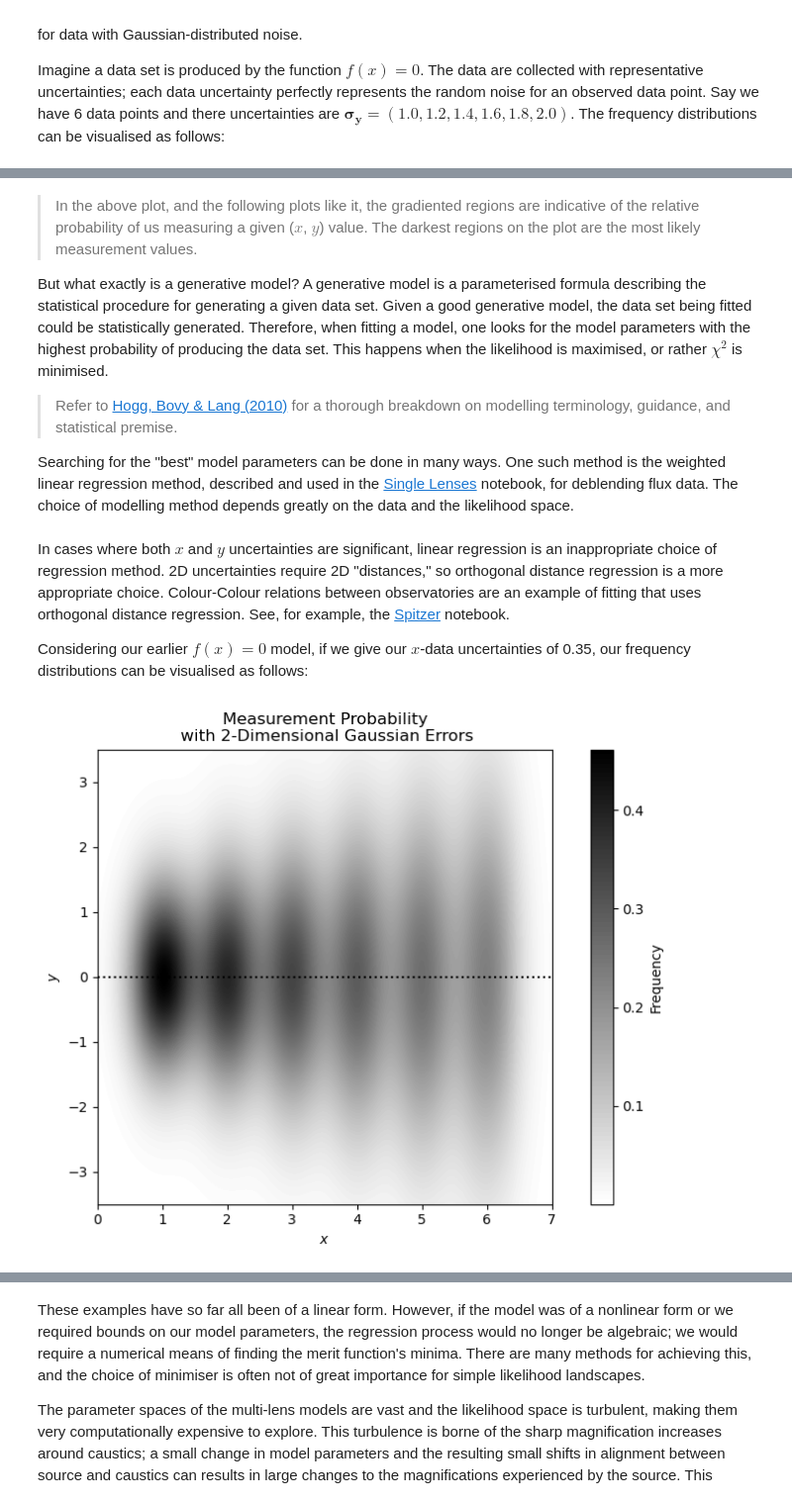
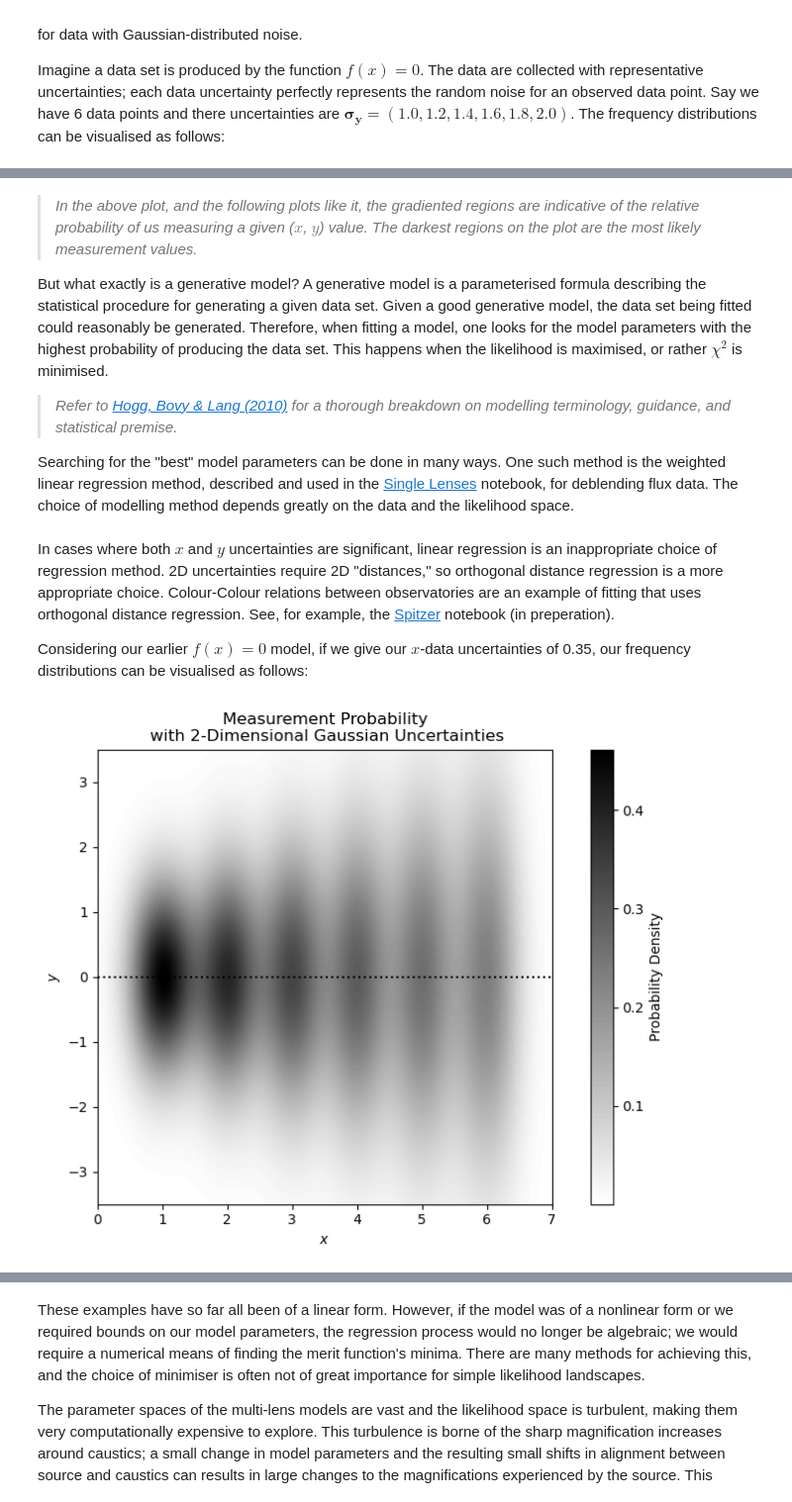
Before and after one commit to AmberLee2427/TheMicrolensersGuideToTheGalaxy, a Jupyter notebook: Notebooks/Modelling.ipynb, the cells around one changed output, grey strips where cells are left out. Shown at 99% size. Drawn from its saved outputs; the diff is of its cells as text; code cells hidden in the pictures.

```diff
--- a/Notebooks/Modelling.ipynb
+++ b/Notebooks/Modelling.ipynb
@@ -86,13 +81,13 @@ plt.show()
 # %% [markdown]
-> In the above plot, and the following plots like it, the gradiented regions are indicative of the relative probability of us measuring a given ($x$, $y$) value. The darkest regions on the plot are the most likely measurement values.
+> <i>In the above plot, and the following plots like it, the gradiented regions are indicative of the relative probability of us measuring a given ($x$, $y$) value. The darkest regions on the plot are the most likely measurement values.</i>
 
-But what exactly is a generative model? A generative model is a parameterised formula describing the statistical procedure for generating a given data set. Given a good generative model, the data set being fitted could be statistically generated.  Therefore, when fitting a model, one looks for the model parameters with the highest probability of producing the data set. This happens when the likelihood is maximised, or rather $\chi^2$ is minimised.
+But what exactly is a generative model? A generative model is a parameterised formula describing the statistical procedure for generating a given data set. Given a good generative model, the data set being fitted could reasonably be generated.  Therefore, when fitting a model, one looks for the model parameters with the highest probability of producing the data set. This happens when the likelihood is maximised, or rather $\chi^2$ is minimised.
 
-> Refer to [Hogg, Bovy & Lang (2010)](https://arxiv.org/pdf/1008.4686) for a thorough breakdown on modelling terminology, guidance, and statistical premise.
+> <i>Refer to [Hogg, Bovy & Lang (2010)](https://arxiv.org/pdf/1008.4686) for a thorough breakdown on modelling terminology, guidance, and statistical premise.</i>
 
 Searching for the "best" model parameters can be done in many ways. One such method is the weighted linear regression method, described and used in the [Single Lenses](SingleLenses.ipynb) notebook, for deblending flux data. The choice of modelling method depends greatly on the data and the likelihood space.
 # %% [markdown]
-In cases where both $x$ and $y$ uncertainties are significant, linear regression is an inappropriate choice of regression method. 2D uncertainties require 2D "distances," so orthogonal distance regression is a more appropriate choice. Colour-Colour relations between observatories are an example of fitting that uses orthogonal distance regression. See, for example, the [Spitzer]() notebook.
+In cases where both $x$ and $y$ uncertainties are significant, linear regression is an inappropriate choice of regression method. 2D uncertainties require 2D "distances," so orthogonal distance regression is a more appropriate choice. Colour-Colour relations between observatories are an example of fitting that uses orthogonal distance regression. See, for example, the [Spitzer]() notebook (in preperation).
 
 Considering our earlier $f(x)=0$ model, if we give our $x$-data uncertainties of 0.35, our frequency distributions can be visualised as follows:
 # %%
@@ -111,36 +106,36 @@ y_model = np.zeros_like(x_model)
 
 # Define the range for x and y values
 x_range = np.linspace(0, 7, 400)
 y_range = np.linspace(-3.5, 3.5, 400)
 X, Y = np.meshgrid(x_range, y_range)
 
 # Create a 2D array to hold the combined heatmap
 combined_heatmap = np.zeros_like(X)
 
 # Calculate and sum the 2D Gaussian values for each point
 for i in range(6):
     Z = gaussian_2d(X, Y, x_points[i], 0.0, sigma_x, sigma_y[i])
     combined_heatmap += Z
 
 # Create a custom colormap that goes from white to blue
 colors = [(1, 1, 1), (0, 0, 0)]  # White to blue
 n_bins = 100  # Number of bins in the colormap
 cmap_name = 'white_blue'
 cm = LinearSegmentedColormap.from_list(cmap_name, colors, N=n_bins)
 
 # Plot the combined heatmap using imshow
 plt.imshow(combined_heatmap, extent=[x_range[0], x_range[-1], y_range[0], y_range[-1]],
            aspect='equal', cmap=cm, origin='lower')
 
-plt.colorbar(label='Frequency')
+plt.colorbar(label='Probability Density')
 plt.plot(x_model, y_model, 'k:', label=r'f(x) = 0')
 plt.xlabel(r'$x$')
 plt.ylabel(r'$y$')
 plt.xlim(0, 7)
-plt.title('Measurement Probability\n with 2-Dimensional Gaussian Errors')
+plt.title('Measurement Probability\n with 2-Dimensional Gaussian Uncertainties')
 plt.show()
 # %% [output]
-[figure, old version]
+[figure, new version]
 # %% [markdown]
 Were the data uncertainties negligible in both $x$ and $y$, we could use the much simpler, least-squares method to optimise our model parameters.
 
```
Also changed, not shown: parts of 14 cells of this notebook.
